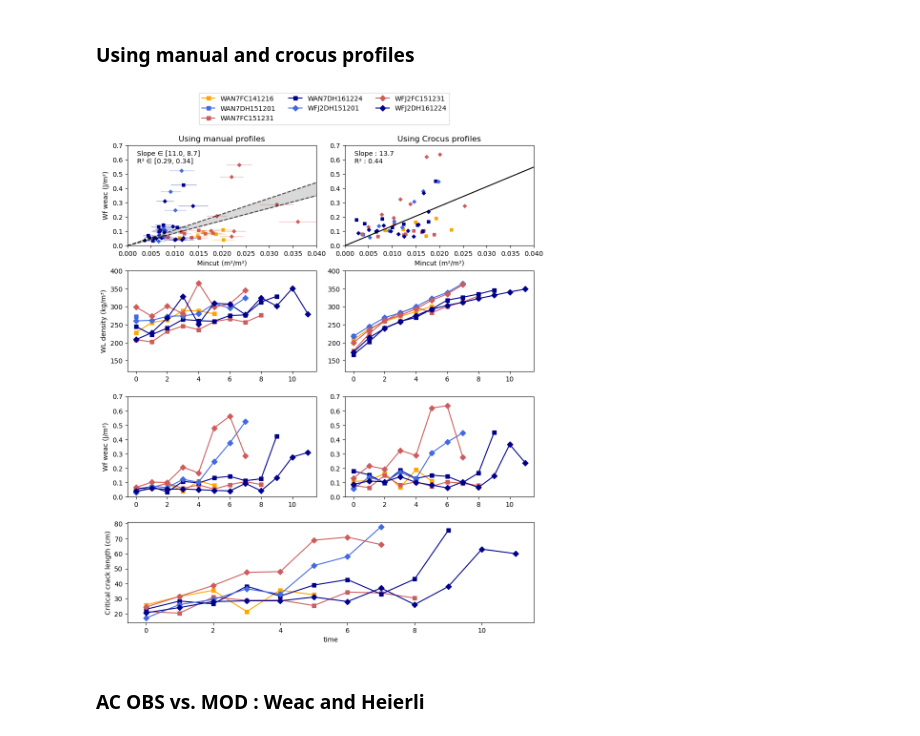
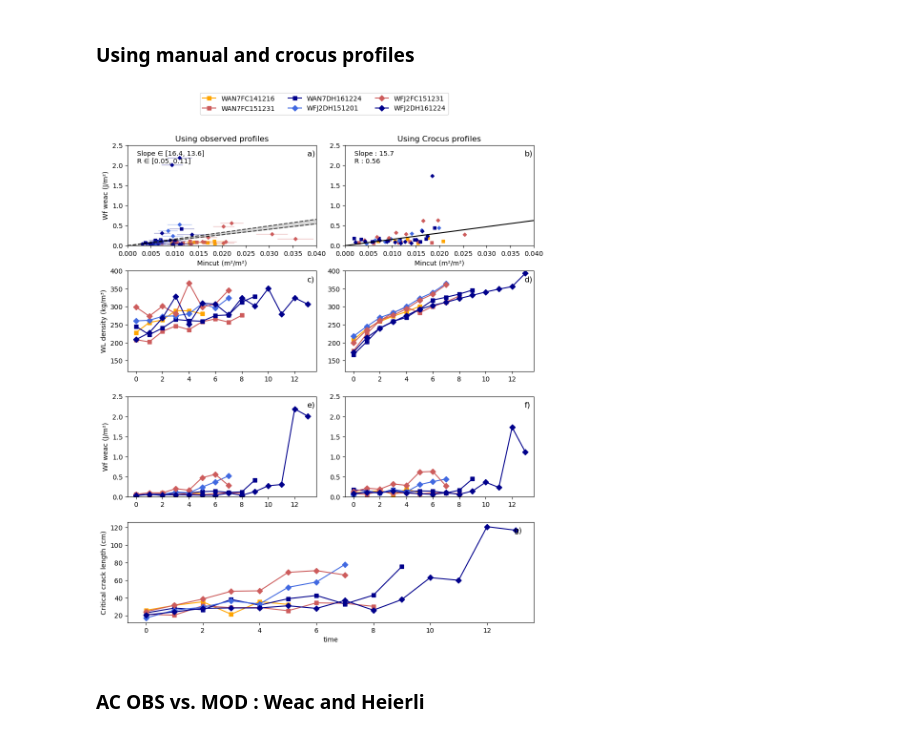
Before and after one commit to meteodmonteir/Article_Wf_param_2026, a Jupyter notebook: Analysis/Notebook_Wf_param_ac_evaluation_Monteiro.ipynb, the cells around one changed output. Drawn from its saved outputs; the diff is of its cells as text; code cells hidden in the pictures.

```diff
--- a/Analysis/Notebook_Wf_param_ac_evaluation_Monteiro.ipynb
+++ b/Analysis/Notebook_Wf_param_ac_evaluation_Monteiro.ipynb
@@ -132,7 +132,7 @@ def model(params, phi, mincut, grain_type):
 n = len(phi)
 params0 = np.zeros(6 + 2 * n)  # a0,aS,aG,aSG,m + latent S,G
 params0[4] = 3.0  # initial guess for m
-params0[5] = 0.04  # initial guess for phit
+params0[5] = 0.03  # initial guess for phit
 
 # Bounds for the parameters
 lower_bounds = np.full(6 + 2 * n, -np.inf)
@@ -144,7 +144,7 @@ upper_bounds[4] = 4.5
 
 ## Bounds for phit
 lower_bounds[5] = 0.03
-upper_bounds[5] = 0.05
+upper_bounds[5] = 0.04
 
 # Fit
 res = least_squares(model, params0, args=(phi, mincut, grain_type), bounds=(lower_bounds, upper_bounds), max_nfev=10000, verbose=2)
@@ -253,8 +253,8 @@ plt.savefig(output_path + "Min_mincut_FINAL_param_vs_density_all_tomography.pdf"
 # %% [markdown]
 # Comparison with PST (Richter et al., 2019) - WFJ AND WAN7 : Results 2 and 3
 # %%
-data_path = "/home/monteirod/PostDoc_CEN/Avalanches/EXPES/"
-output_path = "/home/monteirod/PostDoc_CEN/Avalanches/figures/Article_AC_parameterization/PST_comparison/"
+data_path = "/home/monteirod/PostDoc_CEN/Wf_param/EXPES/"
+output_path = "/home/monteirod/PostDoc_CEN/Wf_param/figures/Article_AC_parameterization/PST_comparison/"
 
 dict_EXPE = {"WFJ2": "WFJ2_2015_2017_tassement", "WAN7": "WAN7_2014_2017_tassement"}
 # %% [markdown]
@@ -342,14 +347,14 @@ dict_PST = {"WAN7": "pst_stab_wan_2015-2016-2017.csv", "WFJ2": "pst_stab_wfj_201
 ds_PST = {site: {} for site in list(start_date.keys())}
 
 for site in list(start_date.keys()):
-    pst = pd.read_csv("/home/monteirod/PostDoc_CEN/Avalanches/DATA/AC_evaluation/Richter2019/stability_tests/" + dict_PST[site], sep=",")
+    pst = pd.read_csv("/home/monteirod/PostDoc_CEN/DATA/AC_evaluation/Richter2019/stability_tests/" + dict_PST[site], sep=",")
     pst["date [YYYY-MM-DD]"] = pd.to_datetime(pst["date [YYYY-MM-DD]"])
     pst = pst.set_index(["date [YYYY-MM-DD]"])
     pst = pst.to_xarray().rename({"date [YYYY-MM-DD]": "time", "critical_crack_length [cm]": "ac", "dip [cm]": "depth"})
 
     for layer in list(start_date[site].keys()):
         ds_PST[site][layer] = pst.where(pst.layer_id == layer).dropna(dim="time")
-        ds_PST[site][layer] = ds_PST[site][layer].where(ds_PST[site][layer]["ac"] < 100).dropna(dim="time")
+        ds_PST[site][layer] = ds_PST[site][layer].where(ds_PST[site][layer]["ac"] < 150).dropna(dim="time")
 
 ds_PST["WAN7"]["FC141216"] = ds_PST["WAN7"]["FC141216"].sel(time=slice("2015-01", "2015-02-13"))
 
@@ -384,7 +389,7 @@ for site in list(start_date.keys()):
             time = time.strftime("%Y%m%d")
 
             strati = pd.read_csv(
-                "/home/monteirod/PostDoc_CEN/Avalanches/DATA/AC_evaluation/Richter2019/manual_profiles/" + dict_manprof[site] + "_" + time + ".txt",
+                "/home/monteirod/PostDoc_CEN/DATA/AC_evaluation/Richter2019/manual_profiles/" + dict_manprof[site] + "_" + time + ".txt",
                 sep=" ",
             )
             strati.columns = list(strati.columns)[1:] + ["None"]
@@ -555,6 +560,14 @@ def compute_ac_heierli_from_profile(rho, dz, wf, inclination=40.0, nu=0.25, gamm
     return float(ac)
 
 
+a0 = -2.56
+aS = 4.95
+aG = 0.14
+aSG = -0.30
+m = 2.46
+phit = 0.04
+
+
 def f_phi(phi, phit=phit, m=m):
     return ((phi - phit) / (1 - phit)) ** m
 
@@ -907,7 +921,7 @@ def plot_timeseries(ax, data, ylabel=None):
 
 fig = plt.figure(figsize=(11, 13))
 
-wf_lim = 0.7
+wf_lim = 2.5
 mincut_lim = 0.04
 xfit = np.linspace(0, mincut_lim, 200)
 
@@ -946,7 +960,7 @@ ax.fill_between(
 ax.text(
     0.05,
     0.95,
-    f"Slope ∈ [{popt_OBS['lower'][0]:.1f}, {popt_OBS['upper'][0]:.1f}]\nR² ∈ [{r2_OBS['lower']:.2f}, {r2_OBS['upper']:.2f}]",
+    f"Slope ∈ [{popt_OBS['lower'][0]:.1f}, {popt_OBS['upper'][0]:.1f}]\nR ∈ [{r2_OBS['lower']:.2f}, {r2_OBS['upper']:.2f}]",
     transform=ax.transAxes,
     va="top",
 )
@@ -956,8 +970,10 @@ ax.set(
     ylabel=f"Wf {MODEL} (J/m²)",
     xlim=(0, mincut_lim),
     ylim=(0, wf_lim),
-    title="Using manual profiles",
+    title="Using observed profiles",
 )
+ax.text(0.95, 0.95, "a)", transform=ax.transAxes, va="top", fontsize="large")
+
 
 ## For CROCUS
 ax = fig.add_subplot(4, 2, 2)
@@ -977,14 +993,16 @@ for site, layer in iter_layers(start_date):
         s=15,
     )
 
+
 ax.plot(xfit, f_wf_mincut(xfit, popt_crocus[0]), "k")
 ax.text(
     0.05,
     0.95,
-    f"Slope : {popt_crocus[0]:.1f}\nR² : {r2_crocus:.2f}",
+    f"Slope : {popt_crocus[0]:.1f}\nR : {r2_crocus:.2f}",
     transform=ax.transAxes,
     va="top",
 )
+ax.text(0.95, 0.95, "b)", transform=ax.transAxes, va="top", fontsize="large")
 
 ax.set(
     xlabel="Mincut (m²/m²)",
@@ -996,36 +1014,41 @@ ax.set(
 ## WL density
 ax = fig.add_subplot(4, 2, 3)
 plot_timeseries(ax, {s: {l: WL_charact_OBS[s][l]["S_RHOWL"] for l in start_date[s]} for s in start_date}, "WL density (kg/m³)")
 ax.set_ylim(120, 400)
+ax.text(0.95, 0.95, "c)", transform=ax.transAxes, va="top", fontsize="large")
 
 ax = fig.add_subplot(4, 2, 4)
 plot_timeseries(ax, {s: {l: WL_charact_crocus[s][l]["S_RHOWL"] for l in start_date[s]} for s in start_date})
 ax.set_ylim(120, 400)
+ax.text(0.95, 0.95, "d)", transform=ax.transAxes, va="top", fontsize="large")
 
-## WL evolution
+## WL energy evolution
 ax = fig.add_subplot(4, 2, 5)
 plot_timeseries(ax, wf_OBS, f"Wf {MODEL} (J/m²)")
 ax.set_ylim(0, wf_lim)
+ax.text(0.95, 0.95, "e)", transform=ax.transAxes, va="top", fontsize="large")
 
 ax = fig.add_subplot(4, 2, 6)
 plot_timeseries(ax, wf_crocus)
 ax.set_ylim(0, wf_lim)
+ax.text(0.95, 0.95, "f)", transform=ax.transAxes, va="top", fontsize="large")
 
 ## AC evolution
 ax = fig.add_subplot(4, 1, 4)
 plot_timeseries(ax, {s: {l: ac_mod_OBS[s][l] / 10 for l in start_date[s]} for s in start_date}, "Critical crack length (cm)")
 ax.set_xlabel("time")
+ax.text(0.95, 0.95, "g)", transform=ax.transAxes, va="top", fontsize="large")
 
 handles, labels = ax.get_legend_handles_labels()
 fig.legend(handles, labels, loc="upper center", ncol=3, bbox_to_anchor=(0.5, 0.97))
 
 plt.subplots_adjust(wspace=0.15, hspace=0.25)
 
-plt.savefig(output_path + "Wf_Mincut_Crocus_and_OBS_profiles_WL_weac_" + fondation + "_slope_" + str(inclination) + ".pdf")
+# plt.savefig(output_path + "Wf_Mincut_Crocus_and_OBS_profiles_WL_weac_" + fondation + "_slope_" + str(inclination) + ".pdf")
 
 plt.show()
 # %% [output]
-[figure, old version]
+[figure, new version]
 # %% [markdown]
 ### AC OBS vs. MOD : Weac and Heierli
 # %%
```
Also changed, not shown: parts of 13 cells of this notebook, 2 other files.
